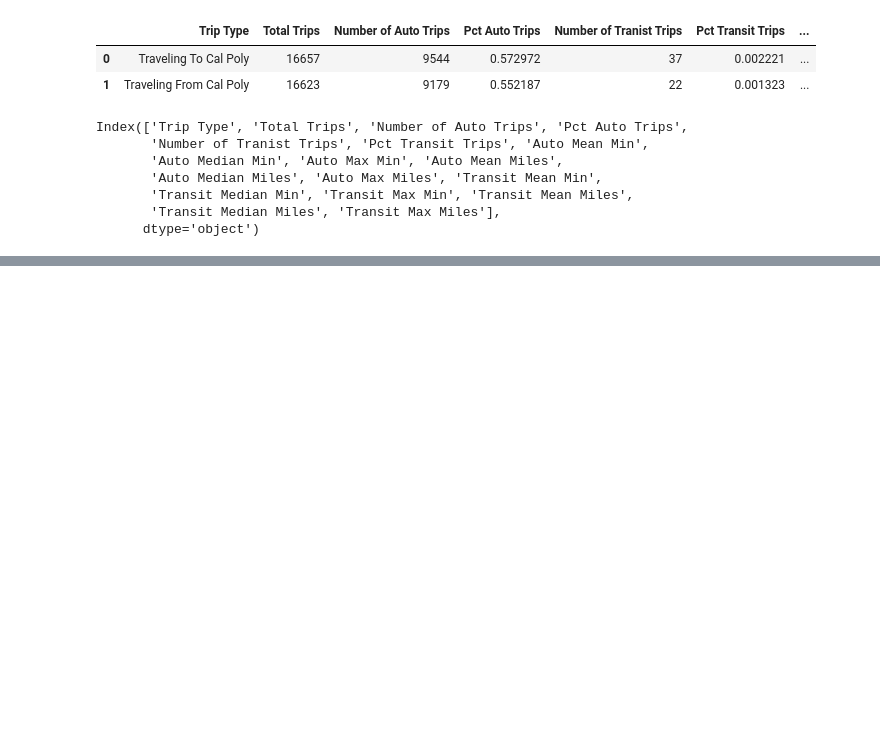
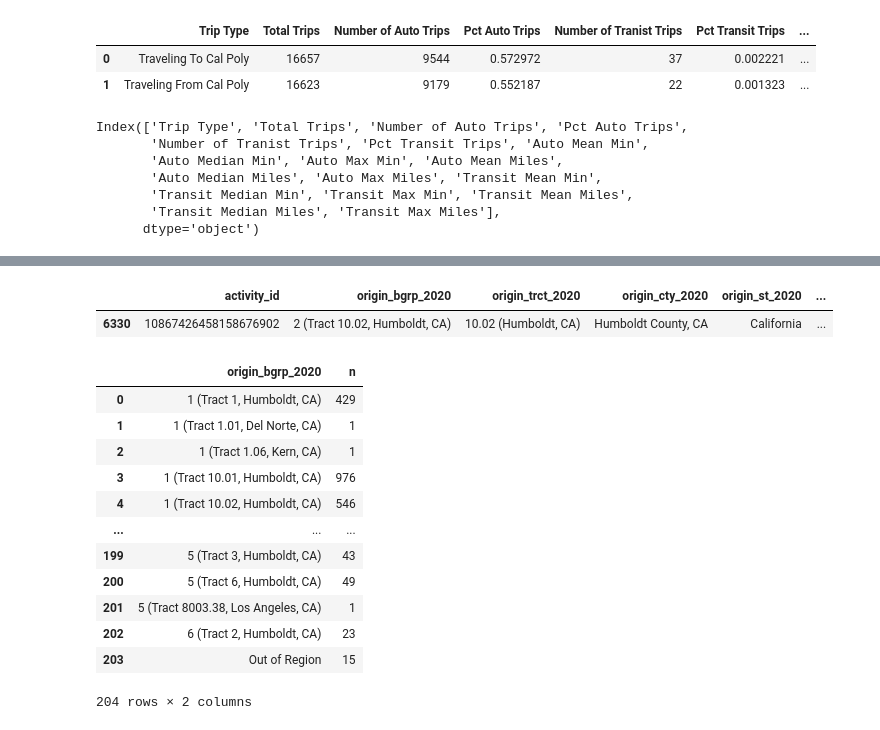
Before and after one commit to cal-itp/big-data-geoanalytics, a Jupyter notebook: replica/transit_od_analysis/big_data_od_analysis.ipynb, the cells around one changed output, grey strips where cells are left out. Saved outputs shown, nothing was run; the diff lists cells and outputs as text; code cells hidden in the pictures; blank space fills up the shorter version.

```diff
--- a/replica/transit_od_analysis/big_data_od_analysis.ipynb
+++ b/replica/transit_od_analysis/big_data_od_analysis.ipynb
@@ -148,3 +148,24 @@ alt.Chart(modes_breakdown).mark_bar().encode(
 ).properties(width = 100, height = 400)
 # %% [output]
 [interactive output not drawn]
+# %%
+to_cp.sample()
+# %% [output]
+|  | activity_id | origin_bgrp_2020 | origin_trct_2020 | origin_cty_2020 | origin_st_2020 | ... |
+| 6330 | 10867426458158676902 | 2 (Tract 10.02, Humboldt, CA) | 10.02 (Humboldt, CA) | Humboldt County, CA | California | ... |
+# %%
+(to_cp>>count(_.origin_bgrp_2020))
+# %% [output]
+|  | origin_bgrp_2020 | n |
+| 0 | 1 (Tract 1, Humboldt, CA) | 429 |
+| 1 | 1 (Tract 1.01, Del Norte, CA) | 1 |
+| 2 | 1 (Tract 1.06, Kern, CA) | 1 |
+| 3 | 1 (Tract 10.01, Humboldt, CA) | 976 |
+| 4 | 1 (Tract 10.02, Humboldt, CA) | 546 |
+| ... | ... | ... |
+| 199 | 5 (Tract 3, Humboldt, CA) | 43 |
+| 200 | 5 (Tract 6, Humboldt, CA) | 49 |
+| 201 | 5 (Tract 8003.38, Los Angeles, CA) | 1 |
+| 202 | 6 (Tract 2, Humboldt, CA) | 23 |
+| 203 | Out of Region | 15 |
+204 rows × 2 columns
```
Also changed, not shown: parts of 5 cells of this notebook.
